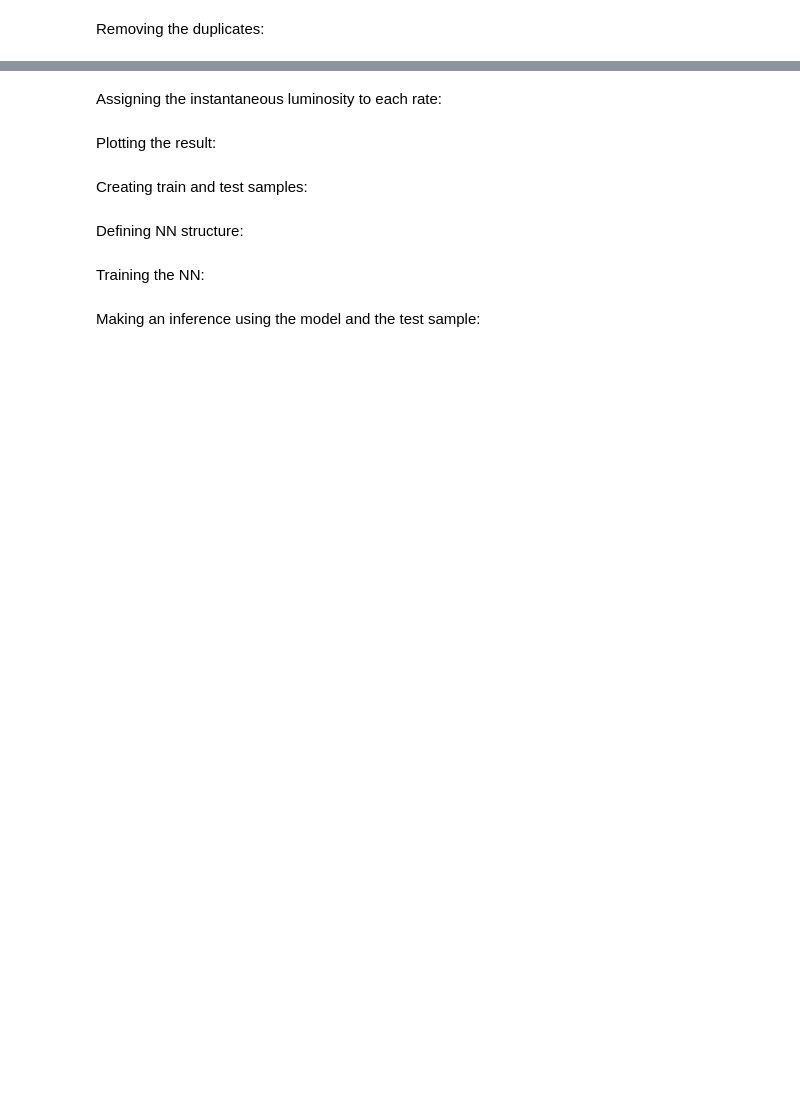
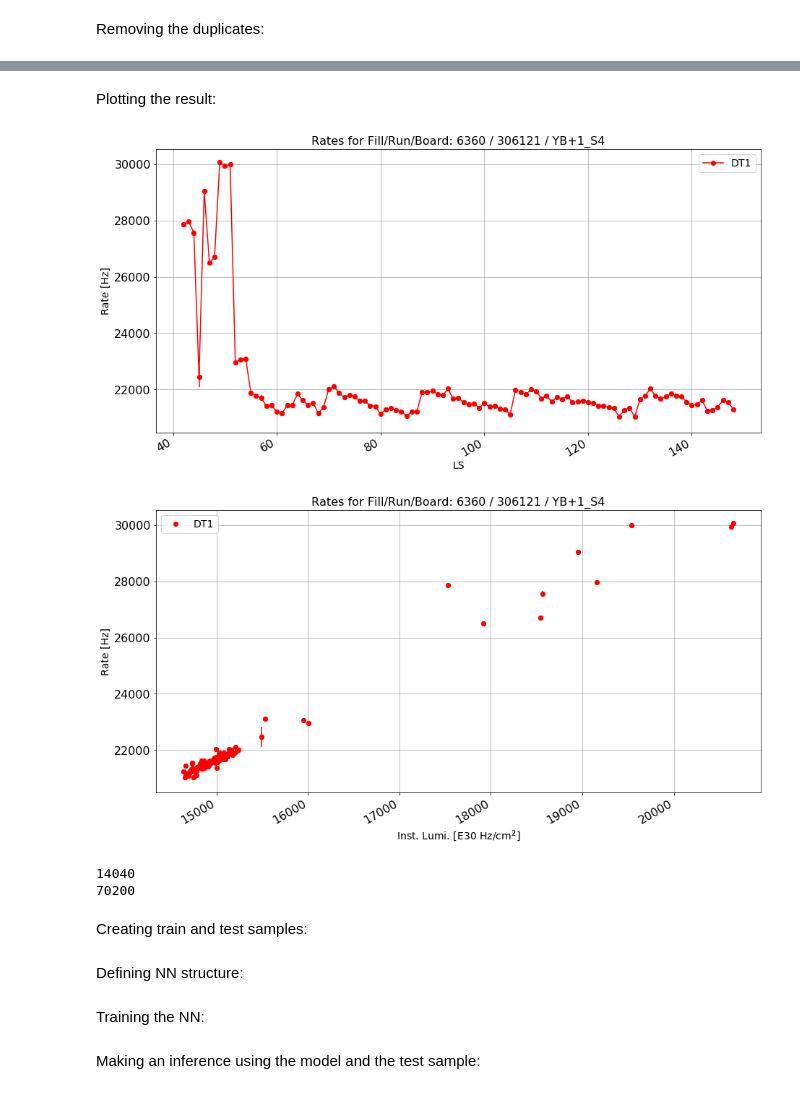
Before and after one commit to merveince92/RPCTriggerRateMonitoringWithML, a Jupyter notebook: inst_lumi_extractor.ipynb, the cells around one changed output, grey strips where cells are left out. Drawn from its saved outputs; the diff is of its cells as text; code cells hidden in the pictures; blank space fills up the shorter version.

```diff
--- a/inst_lumi_extractor.ipynb
+++ b/inst_lumi_extractor.ipynb
@@ -281,5 +276,6 @@ print len(df_rates_noduplicates)
 # %%
 def assignLS(df1, df2, boundaries):
+    temp = df1.copy()
     j = 1
     for index1, row1 in df1.iterrows():
         run1 = row1["run"]
@@ -292,16 +288,18 @@ def assignLS(df1, df2, boundaries):
         for i in indexes2:
             if((time1 >= df2["time"].loc[i]) & (time1 < df2["time_end"].loc[i])):
                 #print time1, df2["time"].loc[i], df2["time_end"].loc[i]
-                if(j%100 == 0):
+                if(j%1000 == 0):
                     print j
                 j = j + 1
                 ls = df2["ls_start"].loc[i]
                 lumi = df2["delivered"].loc[i]
                 #print index1, run1, time1, ls, lumi
-                df1.loc[index1, "ls"] = ls
-                df1.loc[index1, "lumi"] = lumi
+                temp.loc[index1, "ls"] = ls
+                temp.loc[index1, "lumi"] = lumi
                 break
+    return temp
 
-assignLS(df_rates_noduplicates, int_lumi2, boundaries)
+temp = assignLS(df_rates_noduplicates, int_lumi2, boundaries)
+df_rates_noduplicates = temp
 # %%
 df_rates_noduplicates = df_rates_noduplicates[df_rates_noduplicates["ls"] > 0]
@@ -313,6 +314,7 @@ df_rates_noduplicates.to_csv("df_rates_nodup.csv", sep='\t')
 # %%
 def assignLS(df1, df2):
-    for index1 in range(df1.index[0], df1.index[-1], 60):
+    temp = df1.copy()
+    for index1 in df2.index:
         #print index1
         time = df1.time.loc[index1]
         red = df2[df2["time"] == time]
@@ -321,7 +323,9 @@ def assignLS(df1, df2):
             lumi = red["lumi"].iloc[0]
             for i in range(index1, index1+60):
                 #print i, time, ls, lumi
-                df1.loc[i, "ls"] = ls
-                df1.loc[i, "lumi"] = lumi
+                temp.loc[i, "ls"] = ls
+                temp.loc[i, "lumi"] = lumi
+    return temp
 
-assignLS(df_rates, df_rates_noduplicates)
+temp = assignLS(df_rates, df_rates_noduplicates)
+df_rates = temp
@@ -405,2 +433,0 @@ for index, row in df_rates.iterrows():
-# %% [markdown]
-Assigning the instantaneous luminosity to each rate:
@@ -428,25 +434,29 @@ assignRate(df_rates, int_lumi2)
 # %% [markdown]
 Plotting the result:
 # %%
-def plot_rate_vs_ls(df, x_val, y_val, z_val, x_err, y_err, title_x, title_y, title, opt):
+def plot_rate_vs_ls(df, run, x_val, y_val, z_val, x_err, y_err, title_x, title_y, title, opt):
     df_temp = df.copy()
-    crit = df_temp["board"] == z_val
-    df_temp = df_temp[crit]
+    rule = ((df_temp["board"] == z_val) & (df_temp["run"] == run))
+    df_temp = df_temp[rule]
     fig, ax = plt.subplots()
     plt.xlabel(title_x)
     plt.ylabel(title_y)
     ax.grid()
     fig.autofmt_xdate()
     plt.plot(df_temp[x_val], df_temp[y_val], opt)
     plt.legend(loc="best")
     plt.errorbar(df_temp[x_val], df_temp[y_val], xerr=x_err, yerr=df_temp[y_err], fmt='ro', ecolor='r')
     plt.title(title)
     plt.show();
 
-plot_rate_vs_ls(df_rates, "ls", "DT1", "YB+1_S4", 0, "errorDT1", "LS", "Rate [Hz]", "Rates for Run/Fill/Board "
-                +int_lumi2["run:fill"][2]+":YB+1_S4", "ro-")
-plot_rate_vs_ls(df_rates, "lumi", "DT1", "YB+1_S4", 0, "errorDT1", "Inst. Lumi. [E30 Hz/cm$^2$]", "Rate [Hz]",
-                "Rates for Run/Fill/Board "+int_lumi2["run:fill"][2]+":YB+1_S4", "ro")
+title = "Rates for Fill/Run/Board: "+str(int_lumi2["fill"].iloc[0])+" / "+str(df_rates["run"].iloc[0])+" / YB+1_S4"
+plot_rate_vs_ls(df_rates, 306121, "ls", "DT1", "YB+1_S4", 0, "errorDT1", "LS", "Rate [Hz]", title, "ro-")
+
+plot_rate_vs_ls(df_rates, 306121, "lumi", "DT1", "YB+1_S4", 0, "errorDT1", "Inst. Lumi. [E30 Hz/cm$^2$]",
+                "Rate [Hz]", title, "ro")
+# %% [output]
+[figure, added]
+[figure, added]
 # %%
 df_rates_new = pd.DataFrame(columns=["content","score"])
 for index, row in df_rates.iterrows():
@@ -469,3 +477,9 @@ for index, row in df_rates.iterrows():
+# %%
+print len(df_rates)
+print len(df_rates_new)
+# %% [output]
+14040
+70200
 # %% [markdown]
 Creating train and test samples:
 # %%
```
Also changed, not shown: parts of 38 cells of this notebook.
